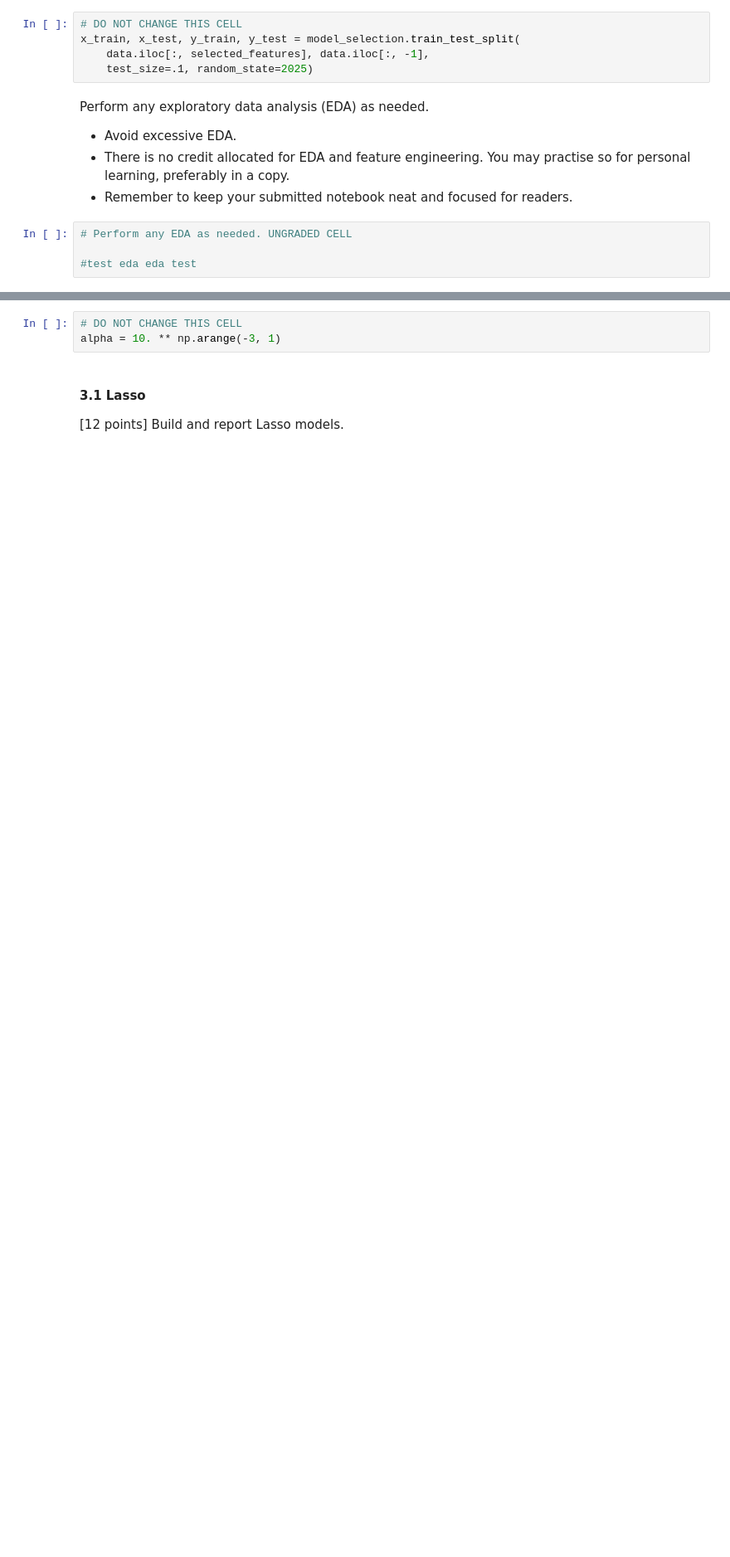
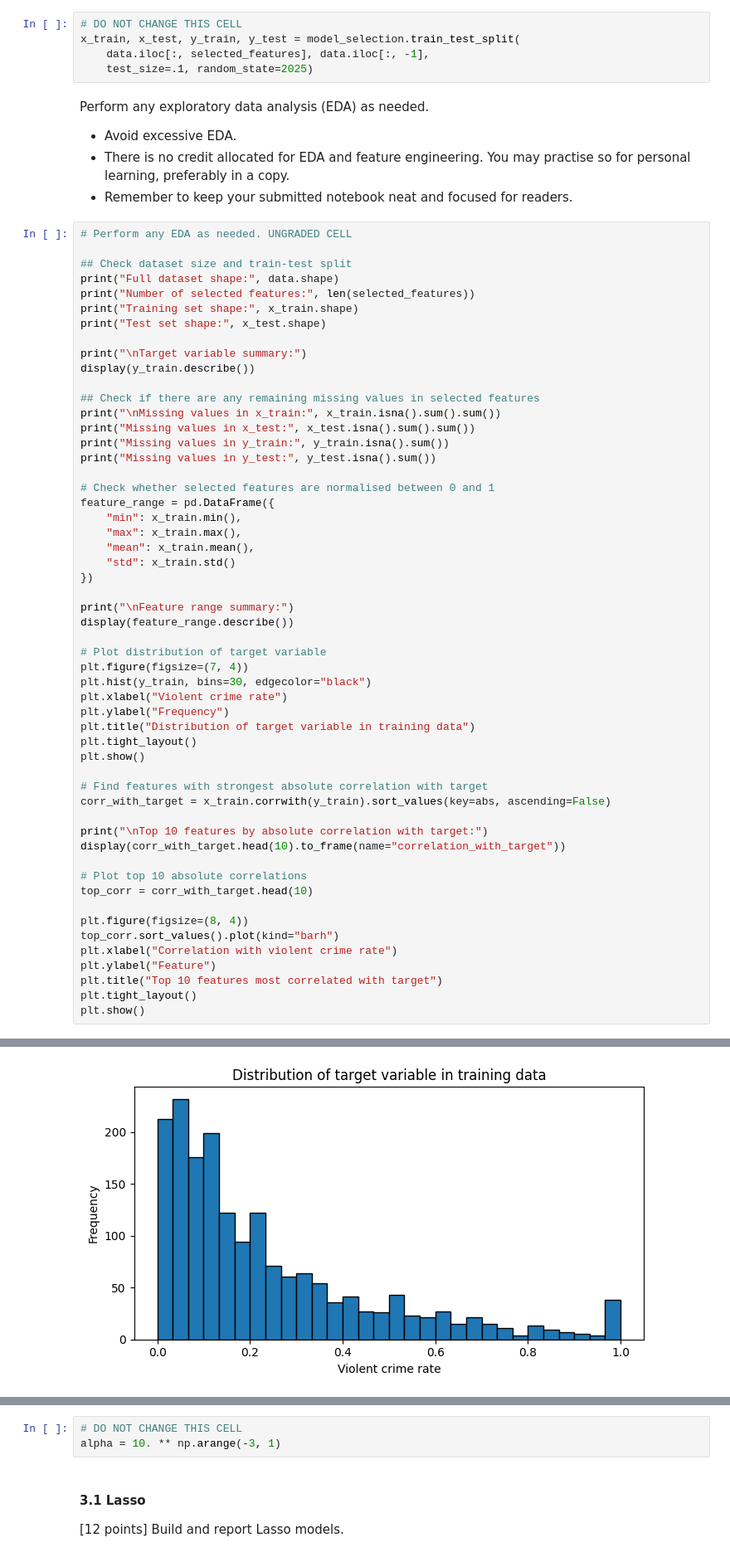
Before and after one commit to jasonsun96/AML_rep, a Jupyter notebook: Assignment1/Assign_1_Jason.ipynb, the cells around one changed output, grey strips where cells are left out. Shown at 83% size. Cells and saved outputs as stored; diff of their text form; blank space fills up the shorter version.

```diff
--- a/Assignment1/Assign_1_Jason.ipynb
+++ b/Assignment1/Assign_1_Jason.ipynb
@@ -307,4 +309,55 @@ Perform any exploratory data analysis (EDA) as needed.
 # %%
 # Perform any EDA as needed. UNGRADED CELL
 
-#test eda eda test
+## Check dataset size and train-test split
+print("Full dataset shape:", data.shape)
+print("Number of selected features:", len(selected_features))
+print("Training set shape:", x_train.shape)
+print("Test set shape:", x_test.shape)
+
+print("\nTarget variable summary:")
+display(y_train.describe())
+
+## Check if there are any remaining missing values in selected features
+print("\nMissing values in x_train:", x_train.isna().sum().sum())
+print("Missing values in x_test:", x_test.isna().sum().sum())
+print("Missing values in y_train:", y_train.isna().sum())
+print("Missing values in y_test:", y_test.isna().sum())
+
+# Check whether selected features are normalised between 0 and 1
+feature_range = pd.DataFrame({
+    "min": x_train.min(),
+    "max": x_train.max(),
+    "mean": x_train.mean(),
+    "std": x_train.std()
+})
+
+print("\nFeature range summary:")
+display(feature_range.describe())
+
+# Plot distribution of target variable
+plt.figure(figsize=(7, 4))
+plt.hist(y_train, bins=30, edgecolor="black")
+plt.xlabel("Violent crime rate")
+plt.ylabel("Frequency")
+plt.title("Distribution of target variable in training data")
+plt.tight_layout()
+plt.show()
+
+# Find features with strongest absolute correlation with target
+corr_with_target = x_train.corrwith(y_train).sort_values(key=abs, ascending=False)
+
+print("\nTop 10 features by absolute correlation with target:")
+display(corr_with_target.head(10).to_frame(name="correlation_with_target"))
+
+# Plot top 10 absolute correlations
+top_corr = corr_with_target.head(10)
+
+plt.figure(figsize=(8, 4))
+top_corr.sort_values().plot(kind="barh")
+plt.xlabel("Correlation with violent crime rate")
+plt.ylabel("Feature")
+plt.title("Top 10 features most correlated with target")
+plt.tight_layout()
+plt.show()
+# %% [output]
@@ -310,0 +394 @@ Perform any exploratory data analysis (EDA) as needed.
+[figure, added]
```
Also changed, not shown: parts of 13 cells of this notebook, 1 other file.
